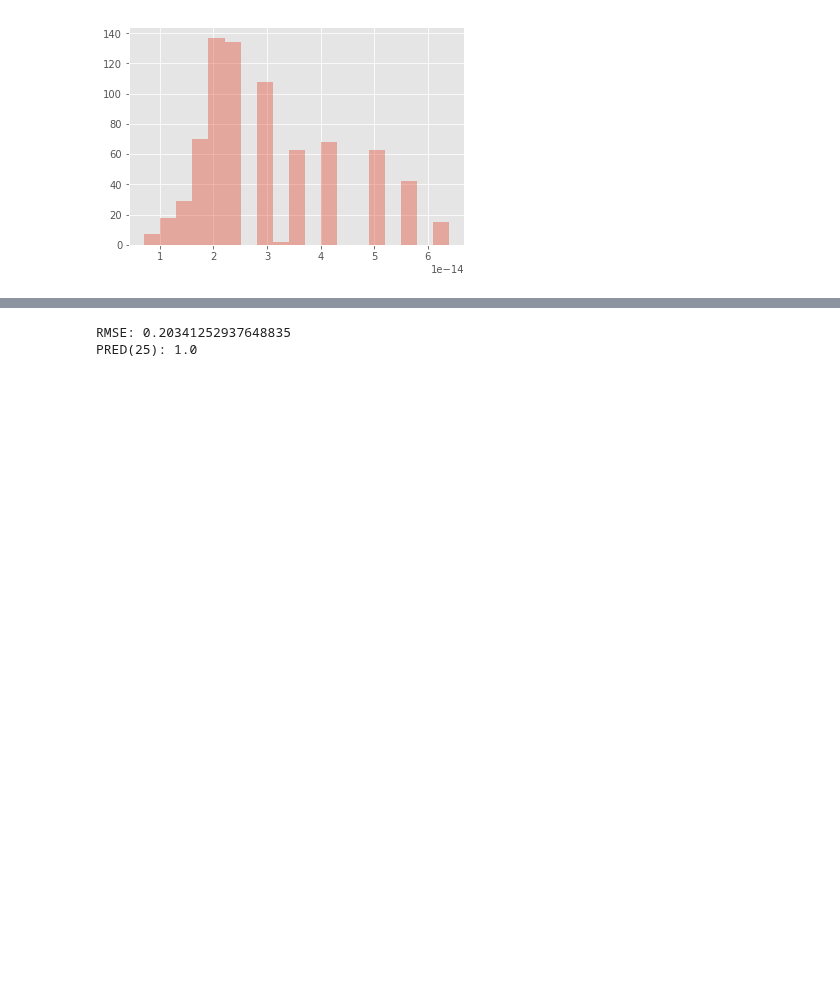
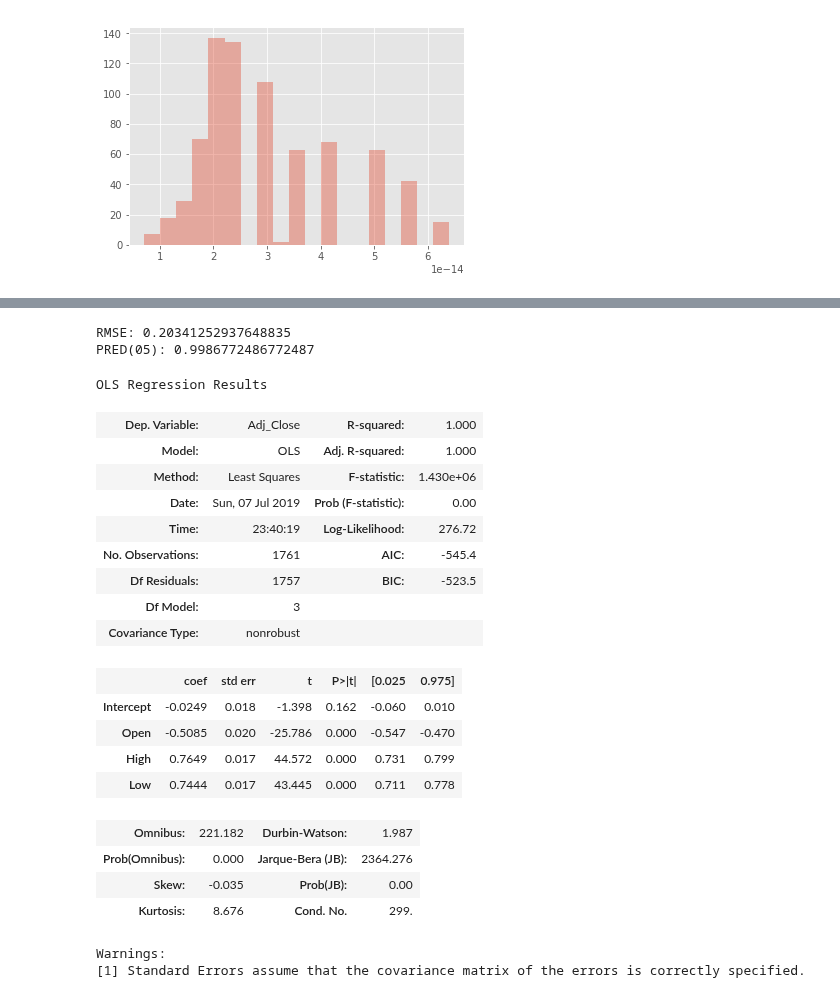
Before and after one commit to micattia/Capstone, a Jupyter notebook: 05_Exprimental_Test.ipynb, the cells around one changed output, grey strips where cells are left out. Cells and saved outputs as stored; diff of their text form; code cells hidden in the pictures; blank space fills up the shorter version.

```diff
--- a/05_Exprimental_Test.ipynb
+++ b/05_Exprimental_Test.ipynb
@@ -244,12 +249,54 @@ plt.show()
 import math
 rmse = math.sqrt((errors **2).sum()/len(test_set))
 rel_change = errors.abs() / test_set['Adj_Close']
-pred25 = (rel_change < 0.25).sum() / len(test_set)
+pred05 = (rel_change < 0.05).sum() / len(test_set)
 print("RMSE:", rmse)
-print("PRED(25):", pred25)
+print("PRED(05):", pred05)
 # %% [output]
 RMSE: 0.20341252937648835
-PRED(25): 1.0
+PRED(05): 0.9986772486772487
 # %%
 # THE SQUARE ERRORS AND PRED ACUARCY WAS BETTER WHEN THE CLOSE VARIABLE WAS THERE
 # WHEN REMOVED IT SHOWED MORE SQUARE ERROR AND LESS ACURACY BUT STILL THE ACUARY WAS HIGHT
+# %%
+################################################################################
+# TEST 3
+# TESTING DIFFRENT PREDECTION - SIMPLE LINIER REGRESSION
+# REMOVE Sentiment analysis columns and see if it was doing better
+# TEST SHOWS WHEN REMOVING THE ACCURACY WAS DECREASED
+# SPLITING THE DATA INTO TRAINING SET AND TEST SET
+# THEN BUILDONG THE MODEL BASED ON THE TRAINING SET
+################################################################################
+#from patsy import dmatrices
+#from sklearn.model_selection import train_test_split
+#import statsmodels.discrete.discrete_model as sm
+#import statsmodels.api as sm1
+
+train_set, test_set = train_test_split(dfMS, train_size=0.7, random_state=1)
+
+y_train, X_train = dmatrices('Adj_Close ~ Open + High + Low', train_set, return_type = 'dataframe')
+linier = sm1.OLS(y_train , X_train)
+linreg = linier.fit()
+linreg.summary()
+# %% [output]
+OLS Regression Results
+| Dep. Variable: | Adj_Close | R-squared: | 1.000 |
+| Model: | OLS | Adj. R-squared: | 1.000 |
+| Method: | Least Squares | F-statistic: | 1.430e+06 |
+| Date: | Sun, 07 Jul 2019 | Prob (F-statistic): | 0.00 |
+| Time: | 23:40:19 | Log-Likelihood: | 276.72 |
+| No. Observations: | 1761 | AIC: | -545.4 |
+| Df Residuals: | 1757 | BIC: | -523.5 |
+| Df Model: | 3 |  |  |
+| Covariance Type: | nonrobust |  |  |
+|  | coef | std err | t | P>|t| | [0.025 | 0.975] |
+| Intercept | -0.0249 | 0.018 | -1.398 | 0.162 | -0.060 | 0.010 |
+| Open | -0.5085 | 0.020 | -25.786 | 0.000 | -0.547 | -0.470 |
+| High | 0.7649 | 0.017 | 44.572 | 0.000 | 0.731 | 0.799 |
+| Low | 0.7444 | 0.017 | 43.445 | 0.000 | 0.711 | 0.778 |
+| Omnibus: | 221.182 | Durbin-Watson: | 1.987 |
+| Prob(Omnibus): | 0.000 | Jarque-Bera (JB): | 2364.276 |
+| Skew: | -0.035 | Prob(JB): | 0.00 |
+| Kurtosis: | 8.676 | Cond. No. | 299. |
+Warnings:
+[1] Standard Errors assume that the covariance matrix of the errors is correctly specified.
```
Also changed, not shown: parts of 9 cells of this notebook.
